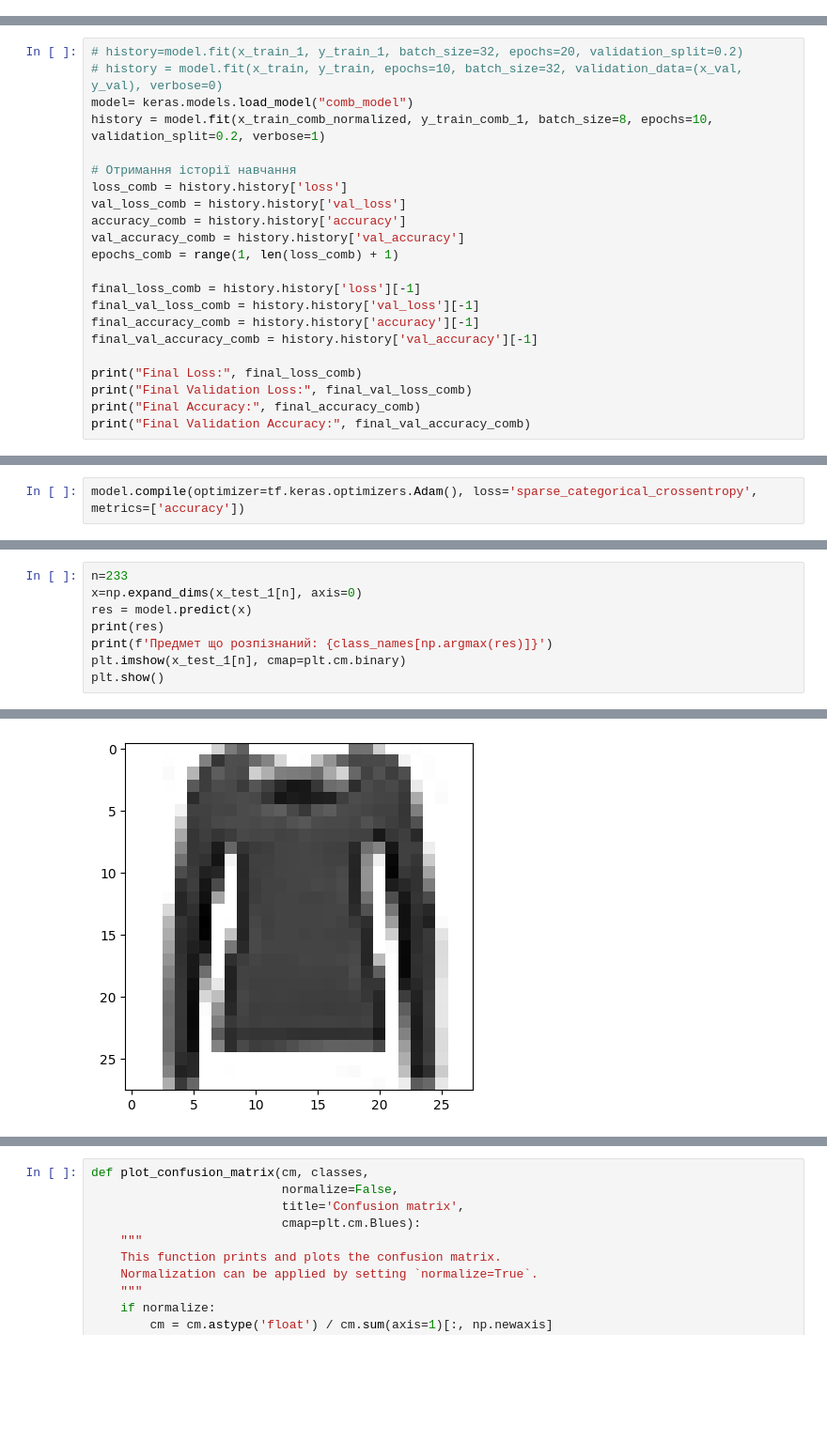
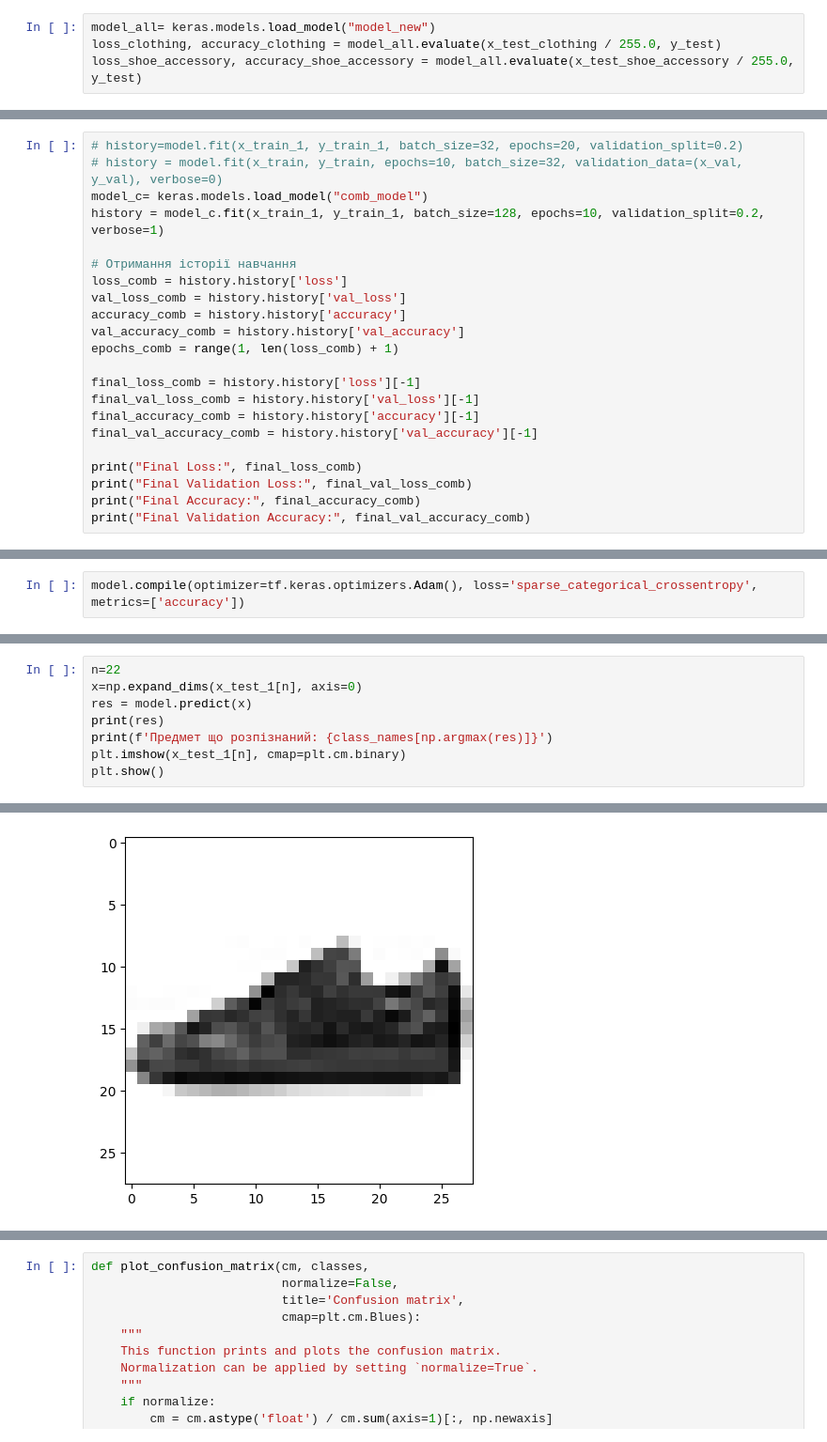
Before and after one commit to RostislavB74/NN_HW9, a Jupyter notebook: GoIT_HW_9.ipynb, the cells around one changed output, grey strips where cells are left out. Shown at 94% size. Saved outputs shown, nothing was run; the diff lists cells and outputs as text; blank space fills up the shorter version.

```diff
--- a/GoIT_HW_9.ipynb
+++ b/GoIT_HW_9.ipynb
@@ -50,0 +120,4 @@ n_hidden_2 = 256 # кількість нейронів 2-го шару
+# %%
+model_all= keras.models.load_model("model_new")
+loss_clothing, accuracy_clothing = model_all.evaluate(x_test_clothing / 255.0, y_test)
+loss_shoe_accessory, accuracy_shoe_accessory = model_all.evaluate(x_test_shoe_accessory / 255.0, y_test)
@@ -276,8 +409,8 @@ model_comb.save('comb_model')
 # %%
 # history=model.fit(x_train_1, y_train_1, batch_size=32, epochs=20, validation_split=0.2)
 # history = model.fit(x_train, y_train, epochs=10, batch_size=32, validation_data=(x_val, y_val), verbose=0)
-model= keras.models.load_model("comb_model")
-history = model.fit(x_train_comb_normalized, y_train_comb_1, batch_size=8, epochs=10, validation_split=0.2, verbose=1)
+model_c= keras.models.load_model("comb_model")
+history = model_c.fit(x_train_1, y_train_1, batch_size=128, epochs=10, validation_split=0.2, verbose=1)
 
 # Отримання історії навчання
 loss_comb = history.history['loss']
@@ -457,5 +592,5 @@ Test loss: 0.3403950333595276
 # %%
-n=233
+n=22
 x=np.expand_dims(x_test_1[n], axis=0)
 res = model.predict(x)
 print(res)
@@ -470,4 +605,4 @@ plt.show()
-[figure, old version]
+[figure, new version]
 # %%
 predictions = model.predict(x_train_1)
 # %% [output]
```
Also changed, not shown: parts of 32 cells of this notebook.
